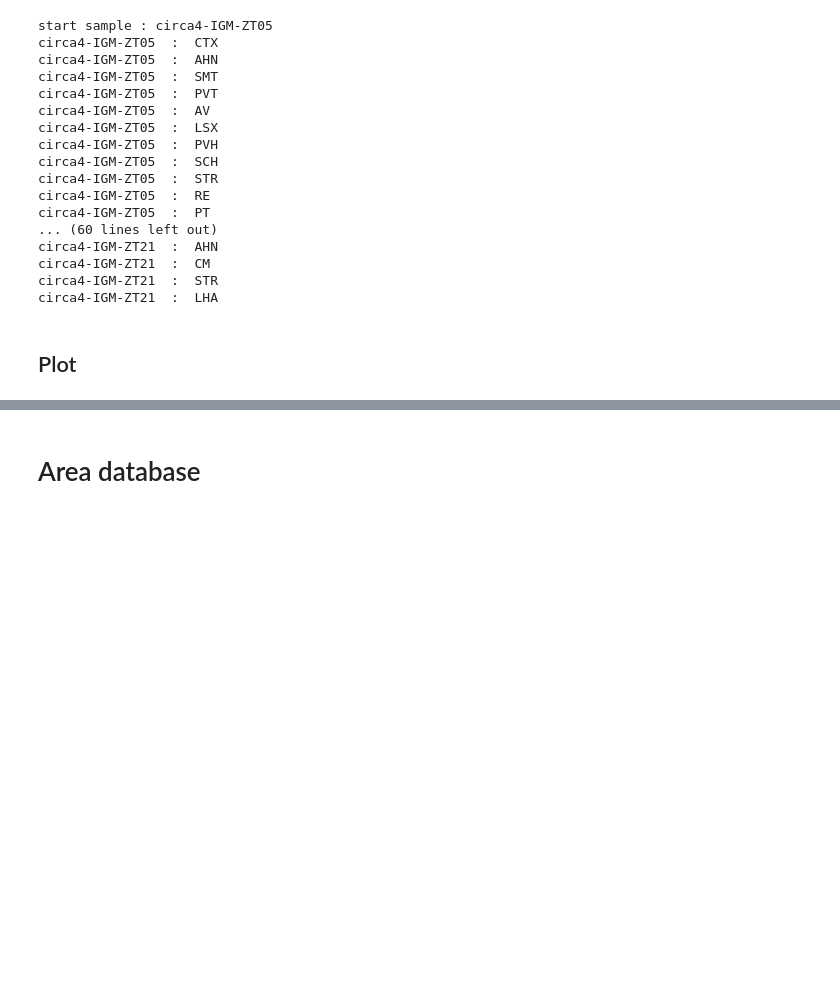
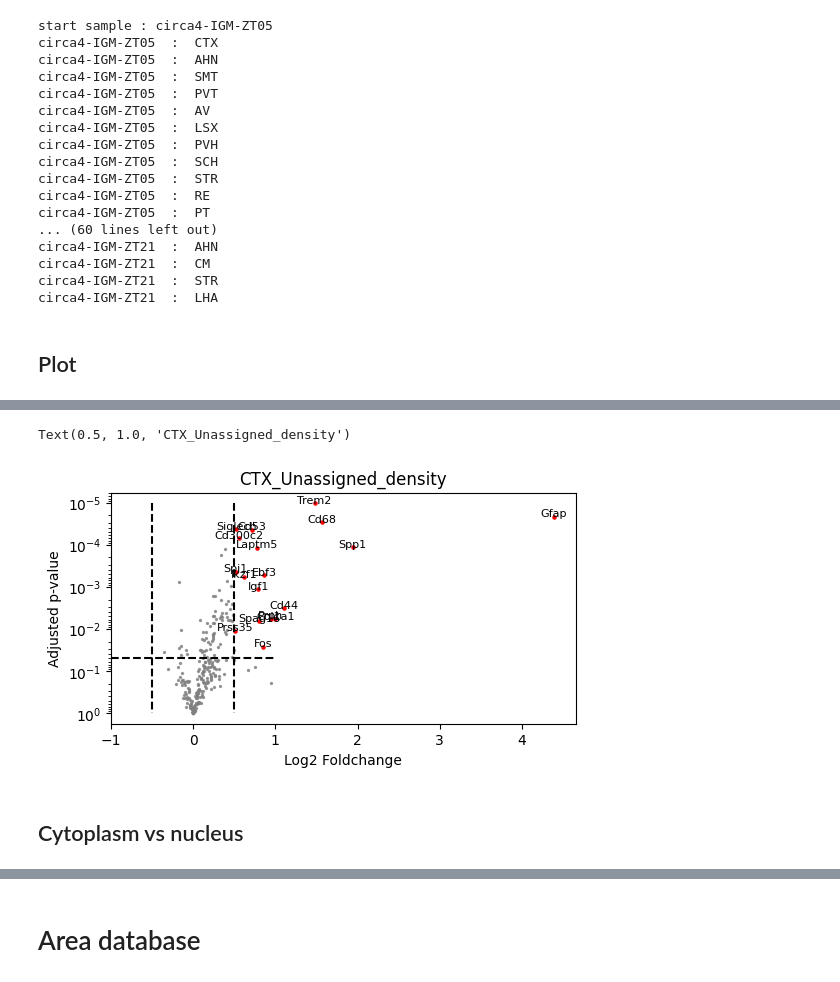
Before and after one commit to Carboneinerte/Pynda_ssc, a Jupyter notebook: v10D_Xenium_Downstream_Analysis_WIP.ipynb, the cells around one changed output, grey strips where cells are left out. Drawn from its saved outputs; the diff is of its cells as text; code cells hidden in the pictures; blank space fills up the shorter version.

```diff
--- a/v10D_Xenium_Downstream_Analysis_WIP.ipynb
+++ b/v10D_Xenium_Downstream_Analysis_WIP.ipynb
@@ -3335,25 +3333,30 @@ print(df.keys())
 # %%
 import matplotlib.pyplot as plt
 
-key = 'HIPP_UNA_DEN'
+key = 'CTX_Unassigned_density'
 
 plt.figure(figsize=(6,3))
 
 plt.vlines(x=(-0.5,0.5), ymin=df_filter[key]['t.test'].min(), ymax=1, color = "black", linestyles='dashed')
 plt.hlines(y=0.05, xmin=-1, xmax=1, color = "black", linestyles='dashed')
 
 plt.scatter(x=df[key]['FC'], y = df[key]['t.test'], s=2, alpha= 0.75, color = "grey", edgecolors=None)
 plt.scatter(x= df_filter[key]['FC'], y=df_filter[key]['t.test'], s=5, alpha=1, color = 'red')
 
 for idx, gene in enumerate(df_filter[key]['gene']):
     plt.text(df_filter[key]['FC'][idx],
     df_filter[key]['t.test'][idx], str(gene), color = 'black', fontsize = 8, ha= 'center')
 
 plt.yscale('log')
 plt.xlim(-1,)
 # plt.ylim(0,100000)
 plt.gca().invert_yaxis()
 plt.xlabel('Log2 Foldchange')
 plt.ylabel('Adjusted p-value')
 plt.title(f"{key}")
 # plt.savefig(f'Gallery/{today}/volcano_plot_{key}-Unassigned.svg')
+# %% [output]
+Text(0.5, 1.0, 'CTX_Unassigned_density')
+[figure, added]
+# %% [markdown]
+## Cytoplasm vs nucleus
```
Also changed, not shown: parts of 8 cells of this notebook.
